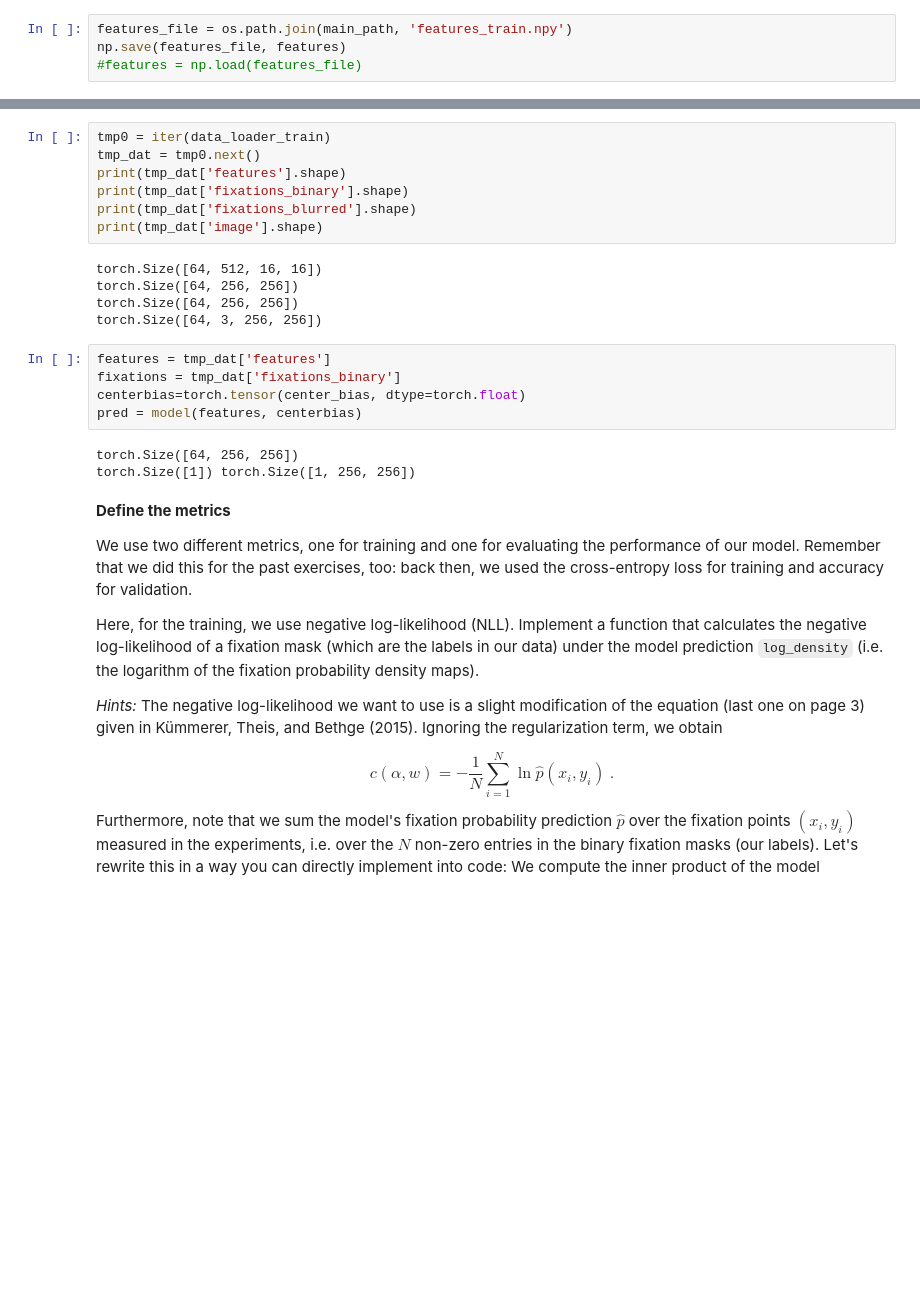
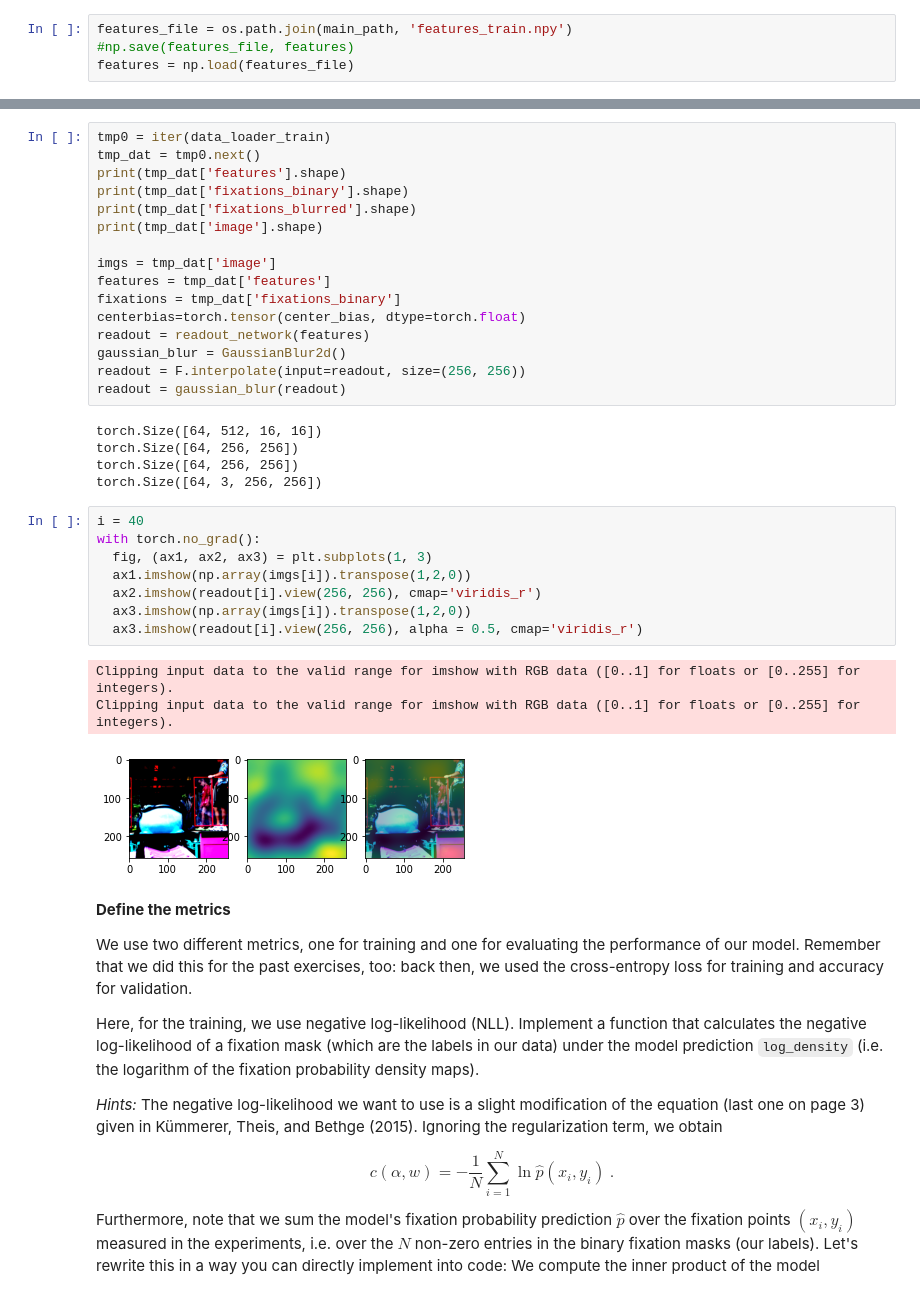
Before and after one commit to swang1112/DL_VL, a Jupyter notebook: Colab_Notebooks/Exercises4_2020.ipynb, the cells around one changed output, grey strips where cells are left out. Saved outputs shown, nothing was run; the diff lists cells and outputs as text; blank space fills up the shorter version.

```diff
--- a/Colab_Notebooks/Exercises4_2020.ipynb
+++ b/Colab_Notebooks/Exercises4_2020.ipynb
@@ -395,8 +405,8 @@ print(features.shape)
 Processing the images can take a few minutes. However, you only have to do it once. Thus it is a good idea to save the features to a file that you can load again later.
 # %%
 features_file = os.path.join(main_path, 'features_train.npy')
-np.save(features_file, features)
-#features = np.load(features_file)
+#np.save(features_file, features)
+features = np.load(features_file)
 # %% [markdown]
 Add the features to the dataset and define a data loader for training our model. Feel free to change the batch size.
 # %%
@@ -517,19 +544,32 @@ print(tmp_dat['features'].shape)
 print(tmp_dat['fixations_binary'].shape)
 print(tmp_dat['fixations_blurred'].shape)
 print(tmp_dat['image'].shape)
+
+imgs = tmp_dat['image']
+features = tmp_dat['features']
+fixations = tmp_dat['fixations_binary']
+centerbias=torch.tensor(center_bias, dtype=torch.float)
+readout = readout_network(features)
+gaussian_blur = GaussianBlur2d()
+readout = F.interpolate(input=readout, size=(256, 256))
+readout = gaussian_blur(readout)
 # %% [output]
 torch.Size([64, 512, 16, 16])
 torch.Size([64, 256, 256])
 torch.Size([64, 256, 256])
 torch.Size([64, 3, 256, 256])
-# %%
-features = tmp_dat['features']
-fixations = tmp_dat['fixations_binary']
-centerbias=torch.tensor(center_bias, dtype=torch.float)
-pred = model(features, centerbias)
-# %% [output]
-torch.Size([64, 256, 256])
-torch.Size([1]) torch.Size([1, 256, 256])
+# %%
+i = 40
+with torch.no_grad():
+  fig, (ax1, ax2, ax3) = plt.subplots(1, 3)
+  ax1.imshow(np.array(imgs[i]).transpose(1,2,0))
+  ax2.imshow(readout[i].view(256, 256), cmap='viridis_r')
+  ax3.imshow(np.array(imgs[i]).transpose(1,2,0))
+  ax3.imshow(readout[i].view(256, 256), alpha = 0.5, cmap='viridis_r')
+# %% [output]
+Clipping input data to the valid range for imshow with RGB data ([0..1] for floats or [0..255] for integers).
+Clipping input data to the valid range for imshow with RGB data ([0..1] for floats or [0..255] for integers).
+[figure, added]
 # %% [markdown]
 **Define the metrics**
 
```
Also changed, not shown: parts of 16 cells of this notebook.
